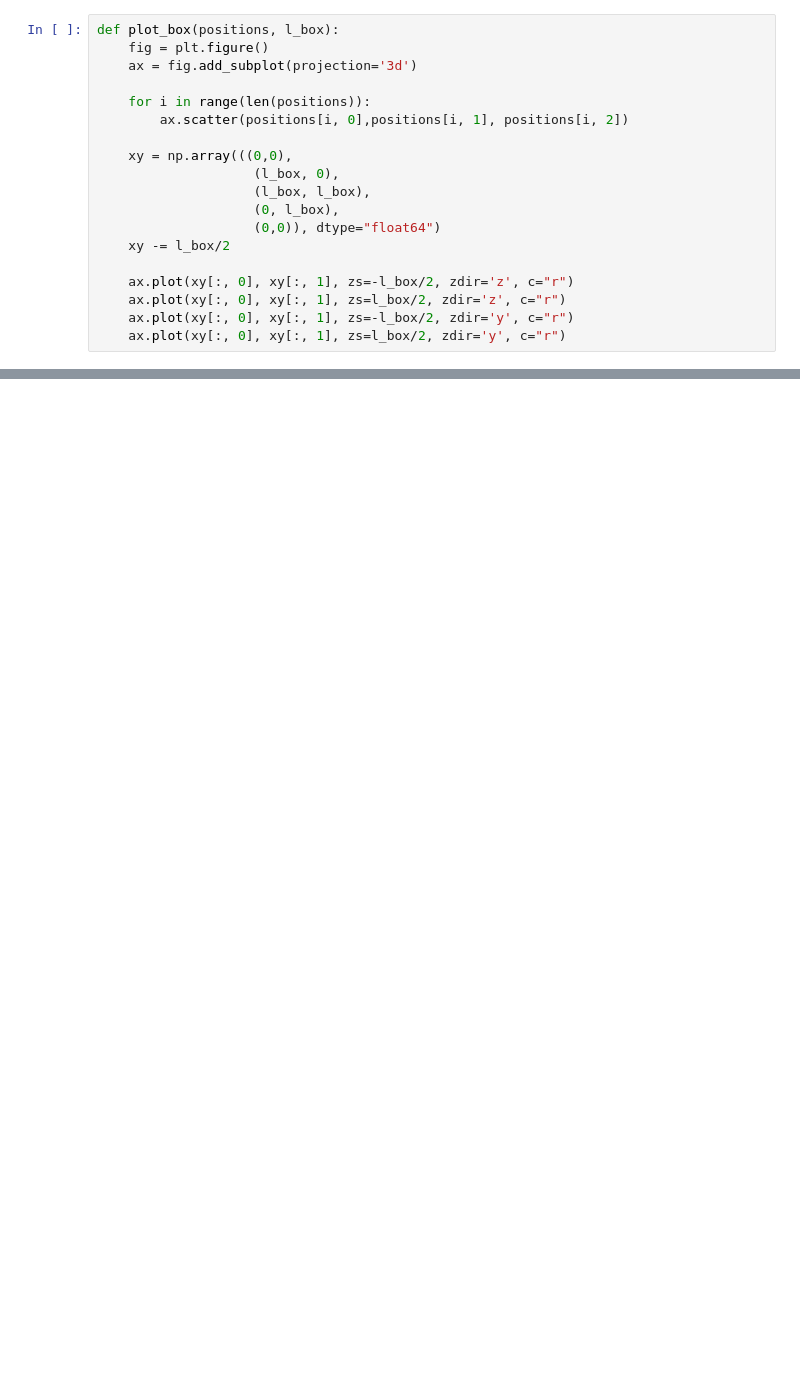
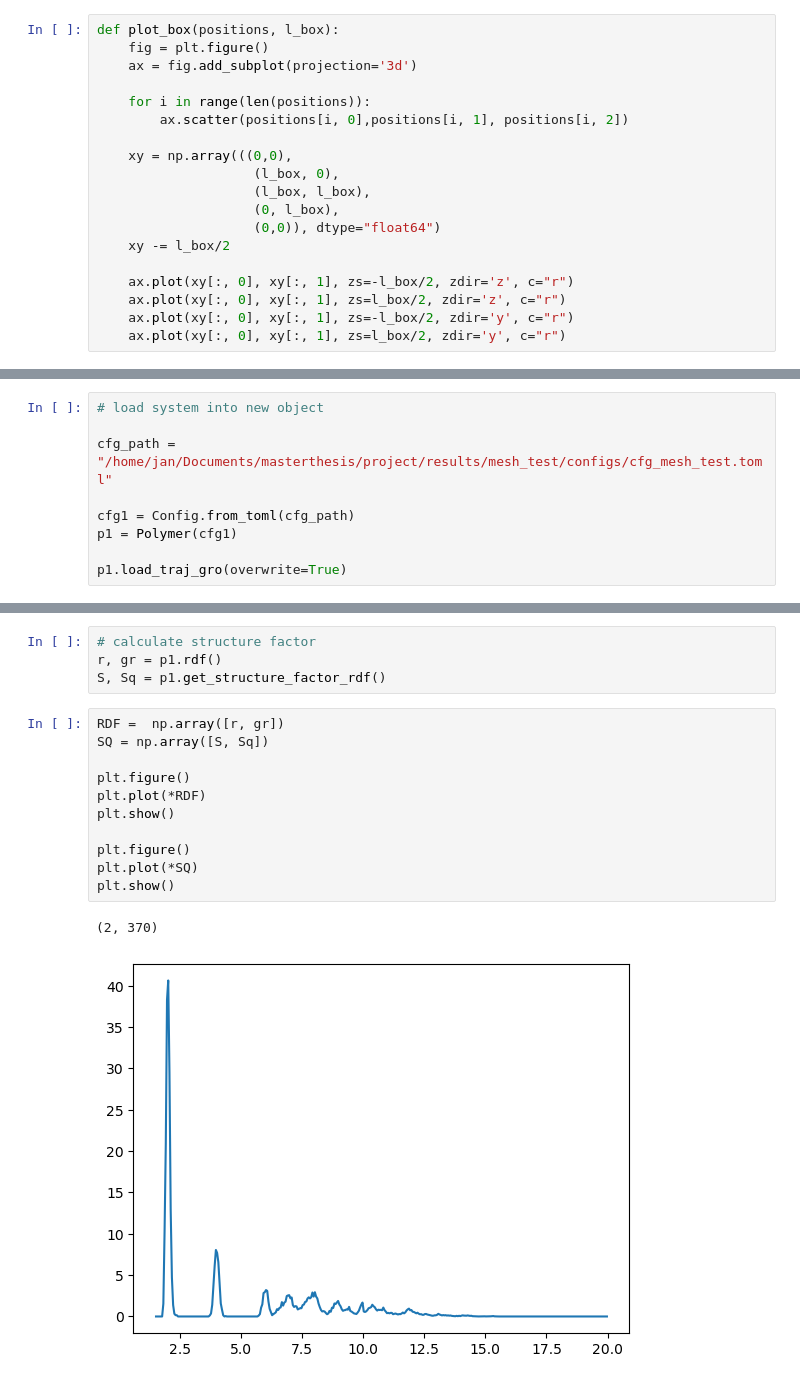
Before and after one commit to jan-kro/mucus_old_2, a Jupyter notebook: test_stepbystep.ipynb, the cells around one changed output, grey strips where cells are left out. Cells and saved outputs as stored; diff of their text form; blank space fills up the shorter version.

Commit message:
finished system folder

```diff
--- a/test_stepbystep.ipynb
+++ b/test_stepbystep.ipynb
@@ -199,0 +90,9 @@ plot_box(p.positions[::10]-p.box_length/2, p.box_length)
+# %%
+# load system into new object
+
+cfg_path = "/home/jan/Documents/masterthesis/project/results/mesh_test/configs/cfg_mesh_test.toml"
+
+cfg1 = Config.from_toml(cfg_path)
+p1 = Polymer(cfg1)
+
+p1.load_traj_gro(overwrite=True)
@@ -199,0 +142,18 @@ plot_box(p.positions[::10]-p.box_length/2, p.box_length)
+# %%
+# calculate structure factor
+r, gr = p1.rdf()
+S, Sq = p1.get_structure_factor_rdf()
+# %%
+RDF =  np.array([r, gr])
+SQ = np.array([S, Sq])
+
+plt.figure()
+plt.plot(*RDF)
+plt.show()
+
+plt.figure()
+plt.plot(*SQ)
+plt.show()
+# %% [output]
+(2, 370)
+[figure, added]
```
Also changed, not shown: parts of 16 cells of this notebook, 6 other files.
